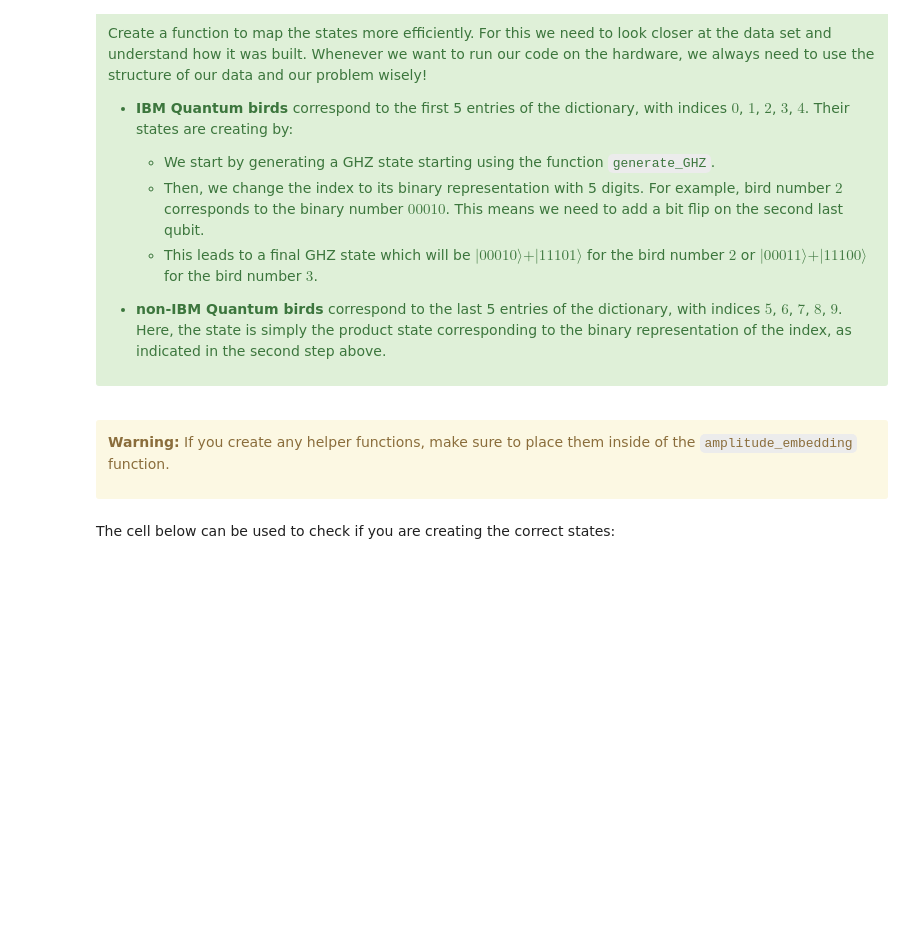
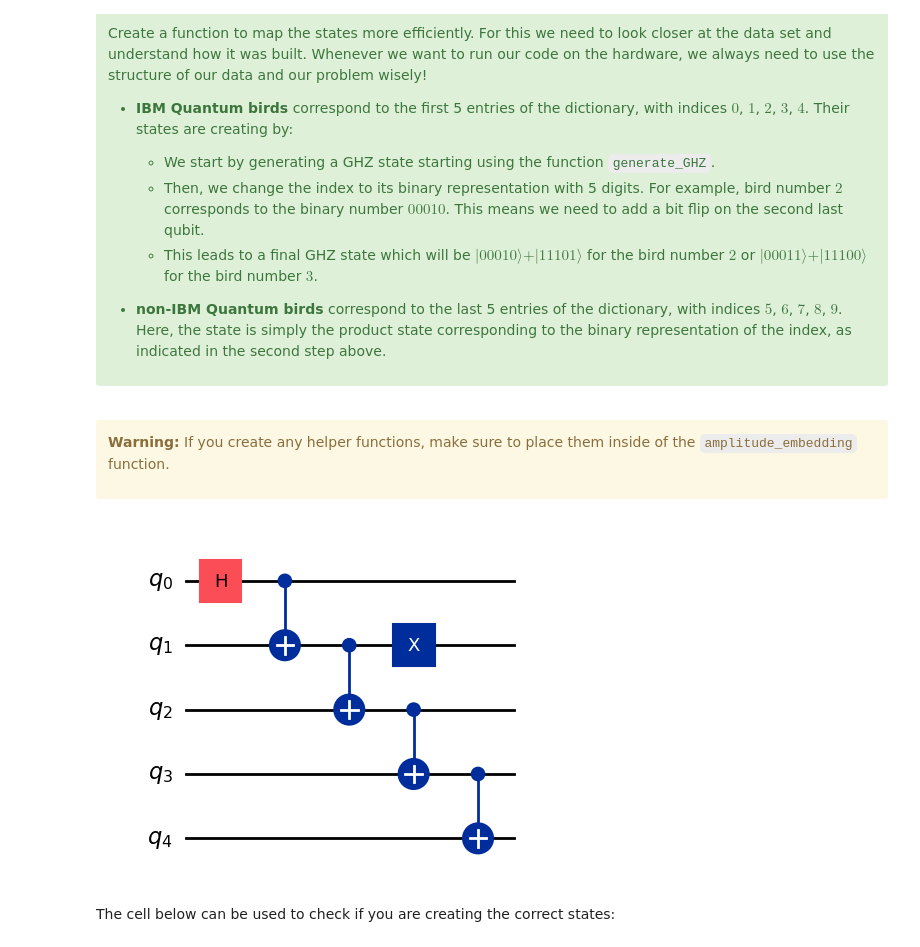
Before and after one commit to malee4/ibm-quantum-challenge-2024, a Jupyter notebook: content/lab_4/lab-4.ipynb, the cells around one changed output. Drawn from its saved outputs; the diff is of its cells as text; code cells hidden in the pictures; blank space fills up the shorter version.

```diff
--- a/content/lab_4/lab-4.ipynb
+++ b/content/lab_4/lab-4.ipynb
@@ -794,12 +797,33 @@ def amplitude_embedding(num_qubits, bird_index):
             qc.cx(i, j)
 
     ### Write your code below here ###
+    qc = QuantumCircuit(num_qubits)
 
+    binary = [int(l) for l in "{0:b}".format(bird_index).zfill(5)]
+    binary.reverse()
 
+    if bird_index < 5:
+        generate_GHZ(qc)
 
+    for i in range(len(binary)):
+        if binary[i] == 1:
+            qc.x(i)
 
     ### Don't change any code past this line ###
     return qc
+# %%
+num_qubits = 5
+bird_index = 2
+qc = amplitude_embedding(num_qubits, bird_index)
+
+qc.draw('mpl')
+# pm = generate_preset_pass_manager(optimization_level=3, backend=fake_backend)
+# transpiled_qc = pm.run(qc)
+
+# print('Depth of two-qubit gates: ', transpiled_qc.depth(lambda x: len(x.qubits) == 2))
+# transpiled_qc.draw(output="mpl", fold=False, idle_wires=False)
+# %% [output]
+[figure, added]
 # %% [markdown]
 The cell below can be used to check if you are creating the correct states:
 # %%
```
Also changed, not shown: parts of 24 cells of this notebook.
